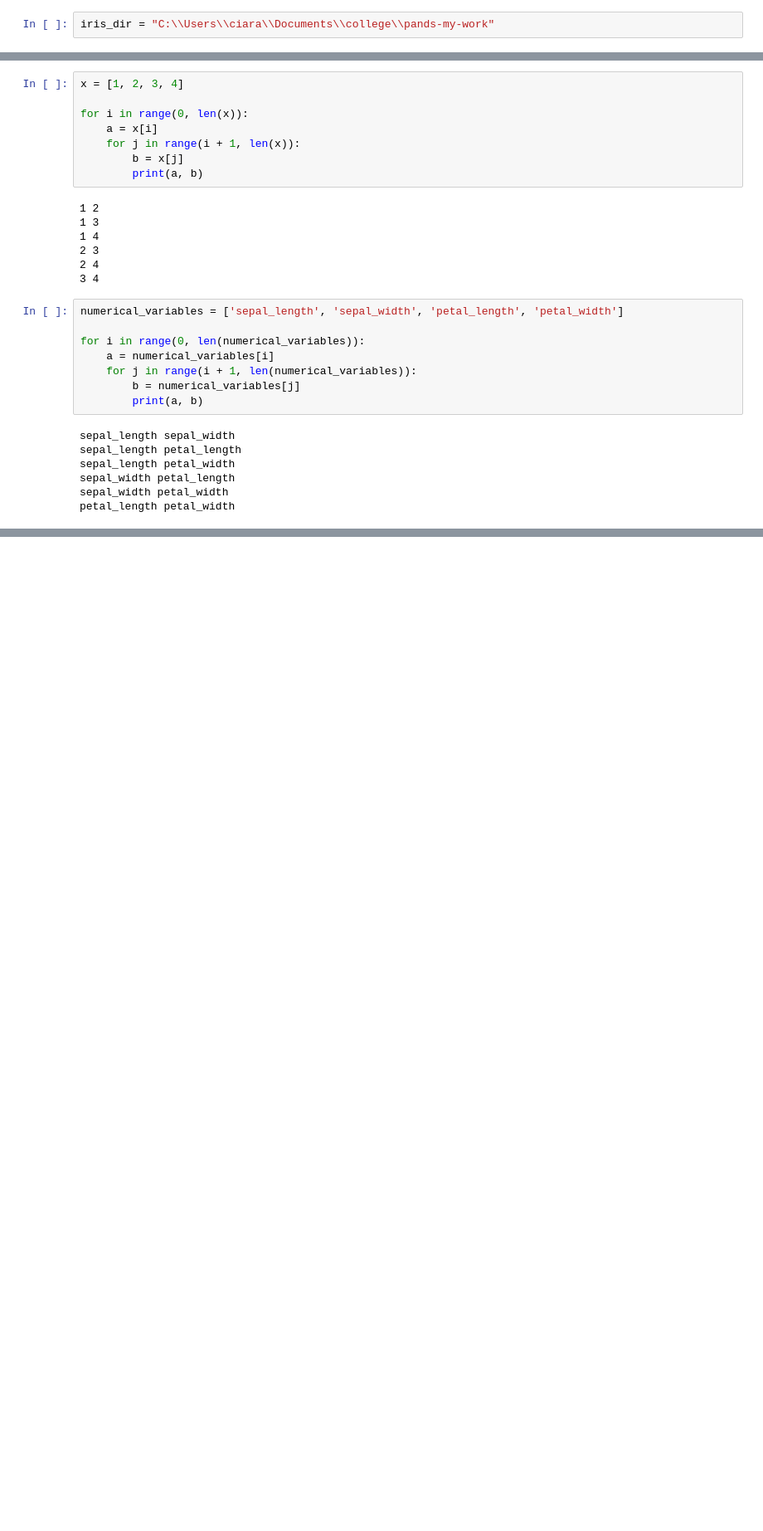
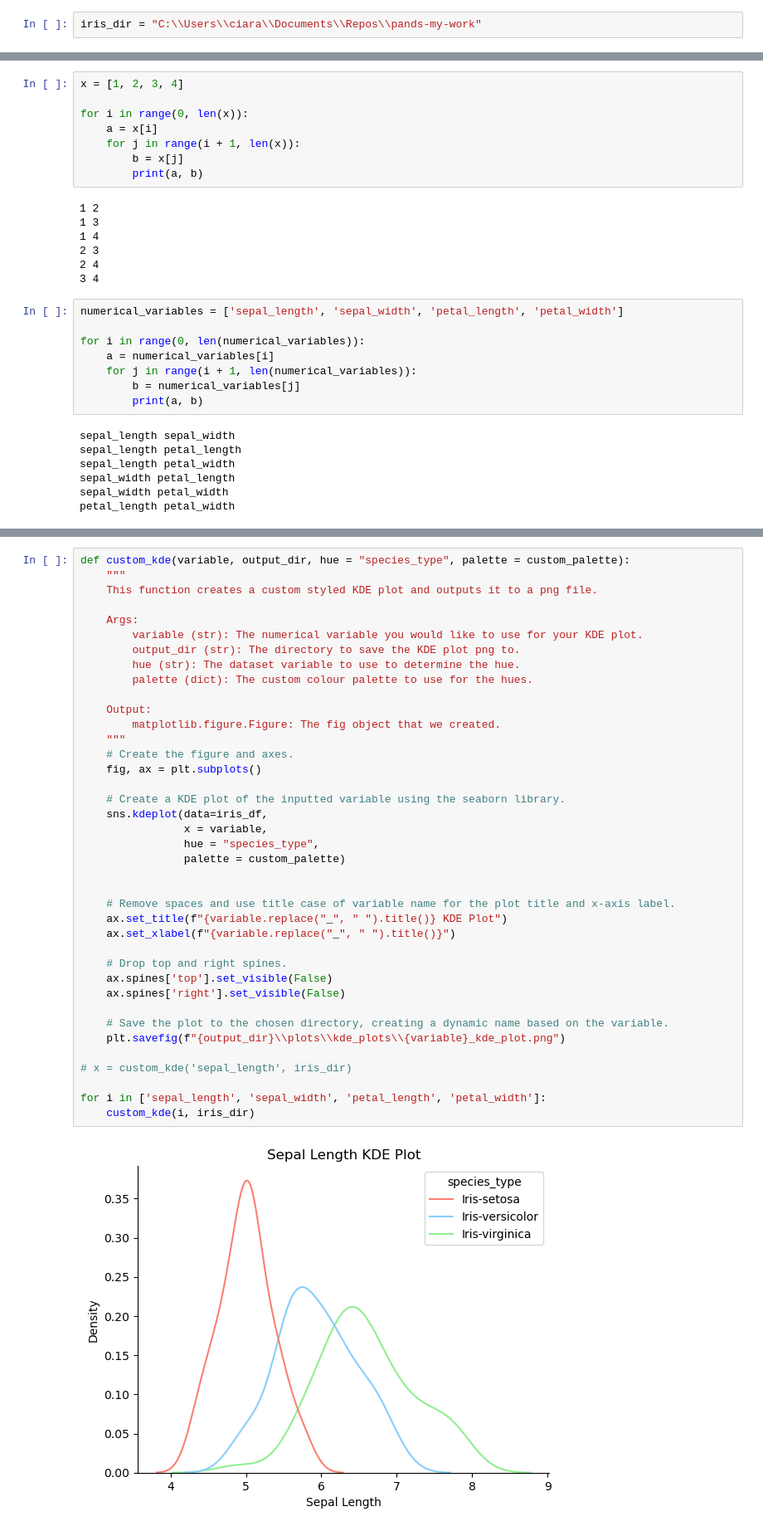
Before and after one commit to ciaranmurphy10/pands-my-work, a Jupyter notebook: Project.ipynb, the cells around one changed output, grey strips where cells are left out. Shown at 83% size. Cells and saved outputs as stored; diff of their text form; blank space fills up the shorter version.

```diff
--- a/Project.ipynb
+++ b/Project.ipynb
@@ -6,5 +10,5 @@ import matplotlib.pyplot as plt
 # %%
-iris_dir = "C:\\Users\\ciara\\Documents\\college\\pands-my-work"
+iris_dir = "C:\\Users\\ciara\\Documents\\Repos\\pands-my-work"
 # %%
 iris_df = pd.read_csv(f"{iris_dir}\\iris.data", names = ["sepal_length", "sepal_width", "petal_length", "petal_width", "species_type"])
 # %%
@@ -165,0 +225,41 @@ petal_length petal_width
+# %%
+def custom_kde(variable, output_dir, hue = "species_type", palette = custom_palette):
+    """
+    This function creates a custom styled KDE plot and outputs it to a png file.
+
+    Args:
+        variable (str): The numerical variable you would like to use for your KDE plot.
+        output_dir (str): The directory to save the KDE plot png to.
+        hue (str): The dataset variable to use to determine the hue.
+        palette (dict): The custom colour palette to use for the hues.
+
+    Output:
+        matplotlib.figure.Figure: The fig object that we created.
+    """
+    # Create the figure and axes.
+    fig, ax = plt.subplots()
+
+    # Create a KDE plot of the inputted variable using the seaborn library.
+    sns.kdeplot(data=iris_df,
+                x = variable,
+                hue = "species_type",
+                palette = custom_palette)
+
+
+    # Remove spaces and use title case of variable name for the plot title and x-axis label.
+    ax.set_title(f"{variable.replace("_", " ").title()} KDE Plot")
+    ax.set_xlabel(f"{variable.replace("_", " ").title()}")
+
+    # Drop top and right spines.
+    ax.spines['top'].set_visible(False)
+    ax.spines['right'].set_visible(False)
+
+    # Save the plot to the chosen directory, creating a dynamic name based on the variable.
+    plt.savefig(f"{output_dir}\\plots\\kde_plots\\{variable}_kde_plot.png")
+
+# x = custom_kde('sepal_length', iris_dir)
+
+for i in ['sepal_length', 'sepal_width', 'petal_length', 'petal_width']:
+    custom_kde(i, iris_dir)
+# %% [output]
+[figure, added]
```
Also changed, not shown: parts of 13 cells of this notebook, 13 other files.
